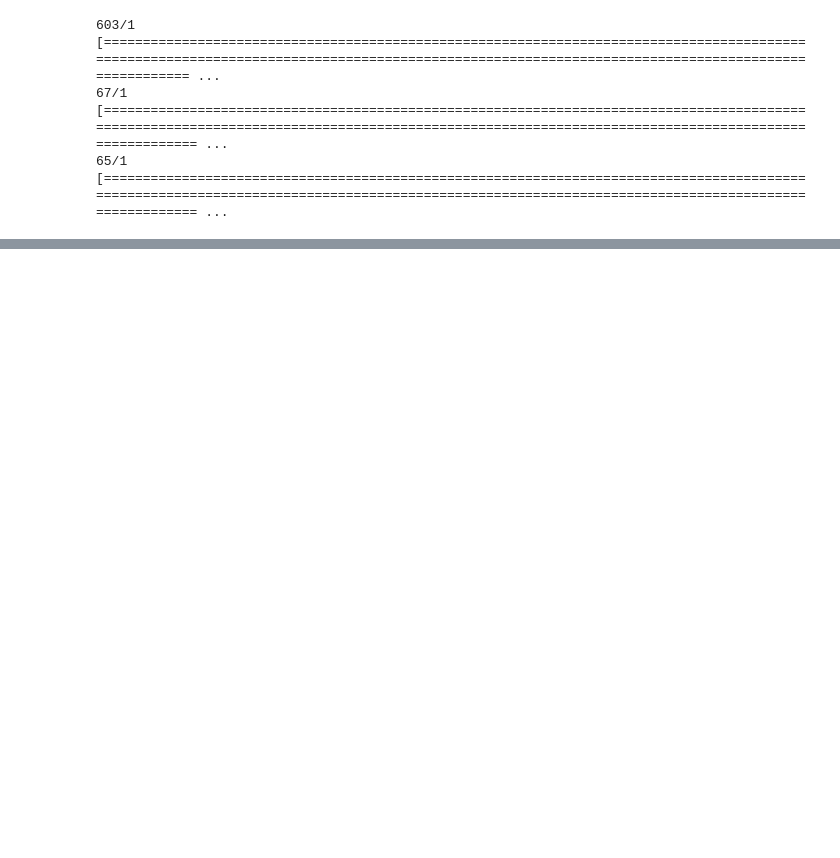
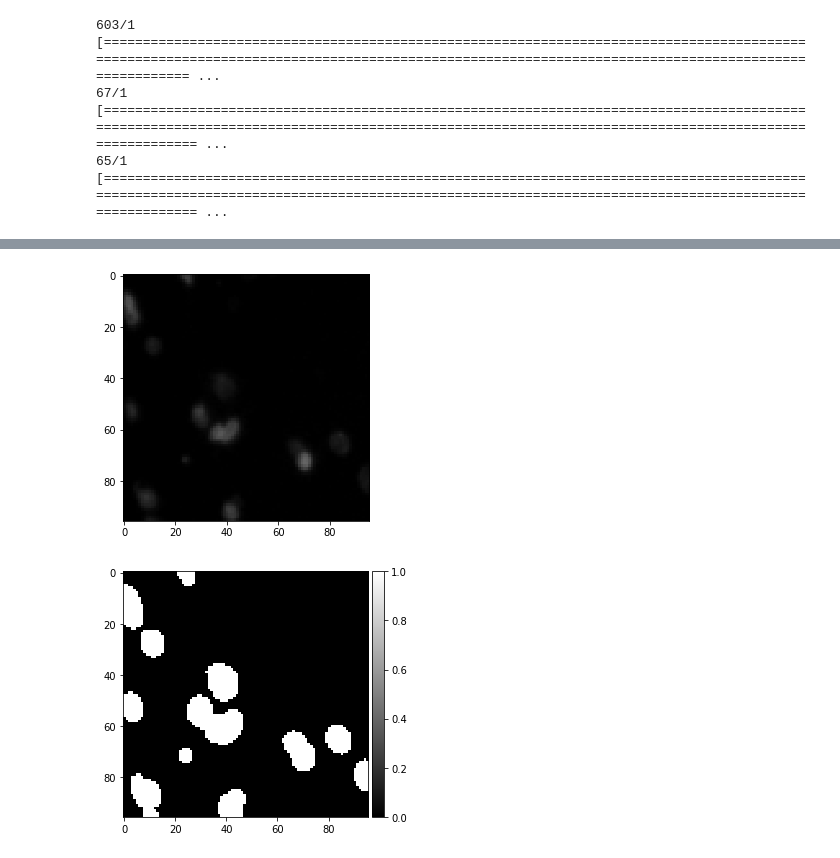
Before and after one commit to yihangx/Unetplusplus, a Jupyter notebook: Unet++.ipynb, the cells around one changed output, grey strips where cells are left out. Saved outputs shown, nothing was run; the diff lists cells and outputs as text; code cells hidden in the pictures; blank space fills up the shorter version.

```diff
--- a/Unet++.ipynb
+++ b/Unet++.ipynb
@@ -290,0 +290,10 @@ plt.show()
+# %%
+#Check test
+ix = 11
+imshow(X_test[ix])
+plt.show()
+imshow(np.squeeze(preds_test_t[ix]),cmap = 'gray')
+plt.show()
+# %% [output]
+[figure, added]
+[figure, added]
```
Also changed, not shown: parts of 9 cells of this notebook, 1 other file.
